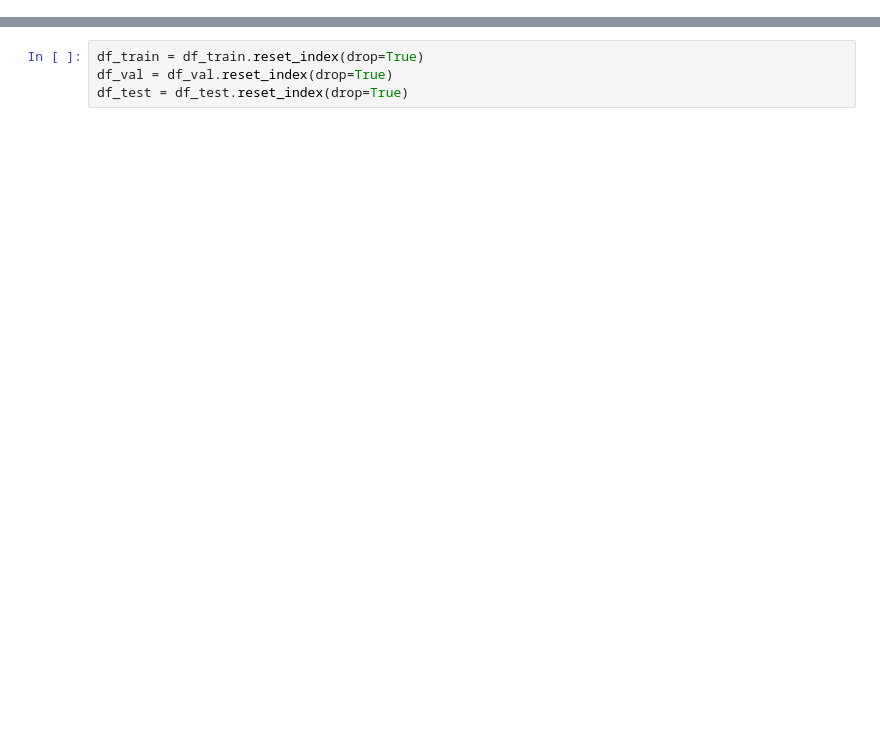
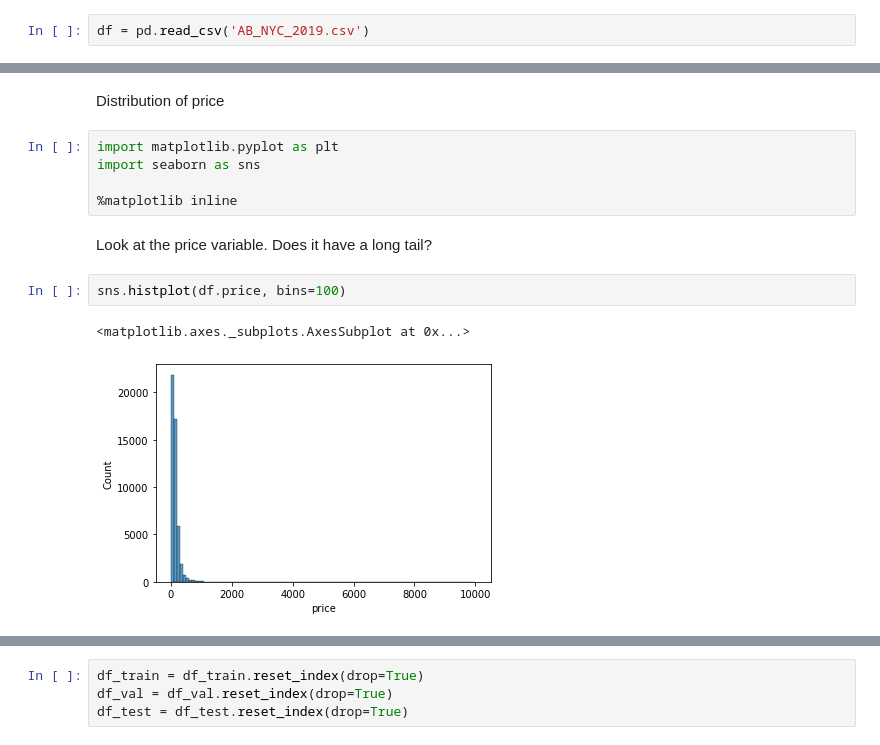
Before and after one commit to gulldan/mlbookcamp-code, a Jupyter notebook: course-zoomcamp/03-classification/hw-week3.ipynb, the cells around one changed output, grey strips where cells are left out. Cells and saved outputs as stored; diff of their text form; blank space fills up the shorter version.

```diff
--- a/course-zoomcamp/03-classification/hw-week3.ipynb
+++ b/course-zoomcamp/03-classification/hw-week3.ipynb
@@ -104,0 +29,2 @@ df_train, df_val = train_test_split(df_full_train, test_size=0.25, random_state=
+# %%
+df = pd.read_csv('AB_NYC_2019.csv')
@@ -104,0 +62,14 @@ df_train, df_val = train_test_split(df_full_train, test_size=0.25, random_state=
+# %% [markdown]
+Distribution of price
+# %%
+import matplotlib.pyplot as plt
+import seaborn as sns
+
+%matplotlib inline
+# %% [markdown]
+Look at the price variable. Does it have a long tail?
+# %%
+sns.histplot(df.price, bins=100)
+# %% [output]
+<matplotlib.axes._subplots.AxesSubplot at 0x...>
+[figure, added]
```
Also changed, not shown: parts of 163 cells of this notebook.
